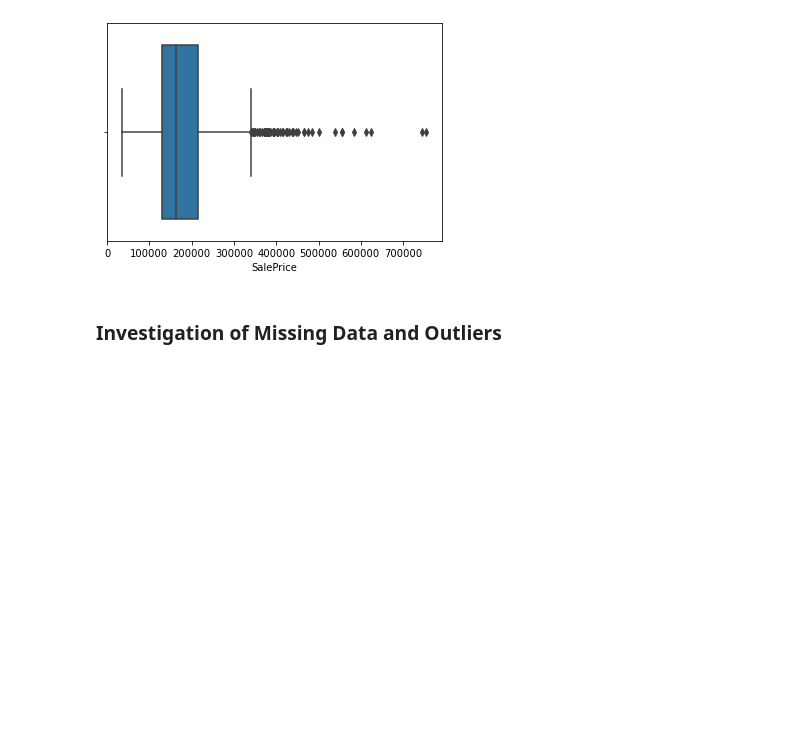
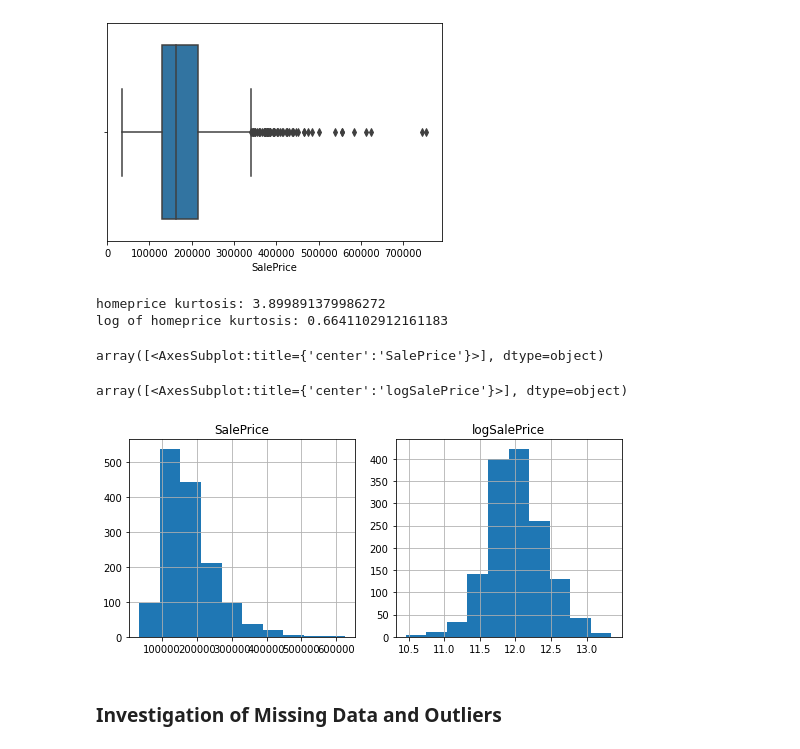
Before and after one commit to Steve-Desilets/MSDS-422-Module-2-Assignment, a Jupyter notebook: Module 2 Assignment - Group 3.ipynb, the cells around one changed output. Saved outputs shown, nothing was run; the diff lists cells and outputs as text; code cells hidden in the pictures; blank space fills up the shorter version.

```diff
--- a/Module 2 Assignment - Group 3.ipynb
+++ b/Module 2 Assignment - Group 3.ipynb
@@ -75,6 +75,35 @@ sns.boxplot(x=housing_training_data["SalePrice"])
 # %% [output]
 <AxesSubplot:xlabel='SalePrice'>
 [figure]
+# %%
+import numpy as np
+from scipy.stats import norm, kurtosis
+
+raw_data = housing_training_data['SalePrice']
+transform_data = np.log(housing_training_data['SalePrice'])
+
+print("homeprice kurtosis:", kurtosis(raw_data))
+print("log of homeprice kurtosis:", kurtosis(transform_data))
+
+
+plt.rcParams["figure.figsize"] = [7.50, 3.50]
+plt.rcParams["figure.autolayout"] = True
+
+s1 = pd.DataFrame(raw_data)
+s2 = pd.DataFrame(np.array(transform_data).tolist(), columns = ['logSalePrice'])
+
+fig, axes = plt.subplots(1, 2)
+
+s1.hist('SalePrice', ax=axes[0])
+s2.hist('logSalePrice', ax=axes[1])
+
+plt.show()
+# %% [output]
+homeprice kurtosis: 3.899891379986272
+log of homeprice kurtosis: 0.6641102912161183
+array([<AxesSubplot:title={'center':'SalePrice'}>], dtype=object)
+array([<AxesSubplot:title={'center':'logSalePrice'}>], dtype=object)
+[figure, added]
 # %% [markdown]
 ### Investigation of Missing Data and Outliers
 # %% [markdown]
```
Also changed, not shown: parts of 22 cells of this notebook.
